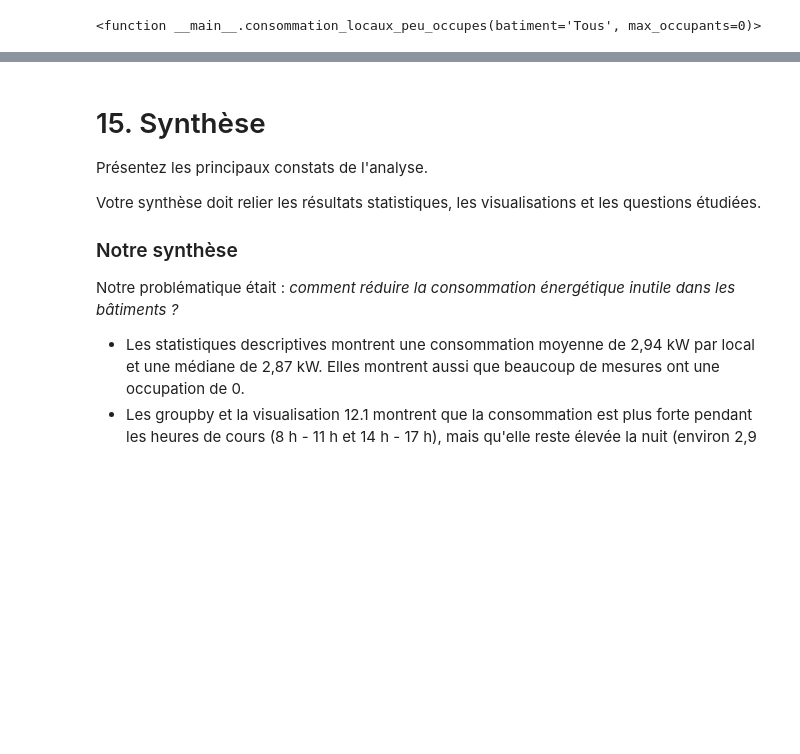
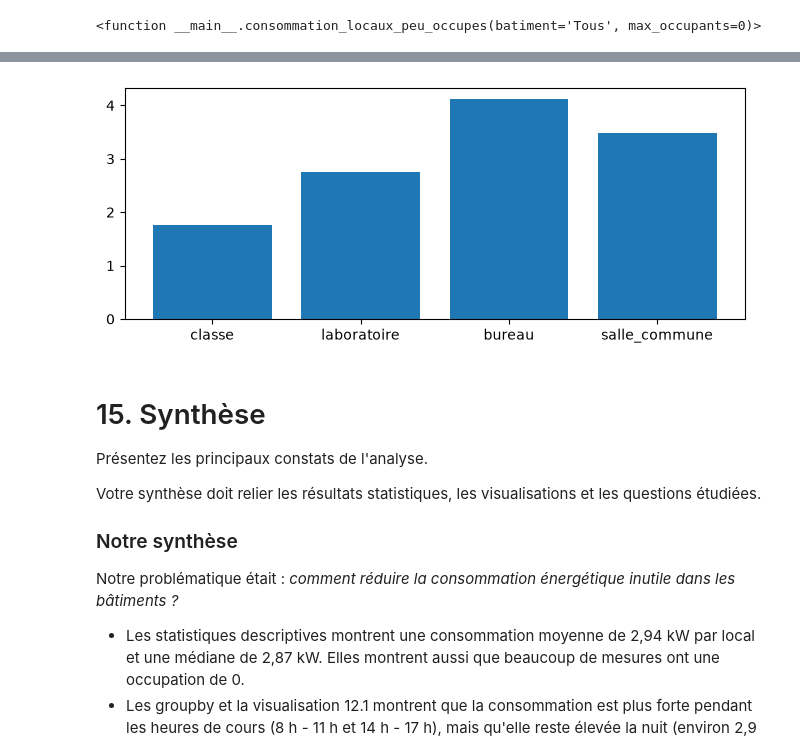
Before and after one commit to Guerre450/collecte-tp3-420-514-MV, a Jupyter notebook: TP3_EDA_DA1_DA2_DA3.ipynb, the cells around one changed output, grey strips where cells are left out. Cells and saved outputs as stored; diff of their text form; code cells hidden in the pictures; blank space fills up the shorter version.

```diff
--- a/TP3_EDA_DA1_DA2_DA3.ipynb
+++ b/TP3_EDA_DA1_DA2_DA3.ipynb
@@ -1059,3 +1102,9 @@ Ajoutez ensuite **au moins 2 questions supplémentaires** proposées par l'équi
+# %%
+plt.figure(figsize=(8, 3))
+plt.bar(df.room_type.unique(), df.power_kw.groupby(df.room_type).mean().values)
+plt.show()
+# %% [output]
+[figure, added]
 # %% [markdown]
 # 15. Synthèse
 
```
Also changed, not shown: parts of 5 cells of this notebook.
